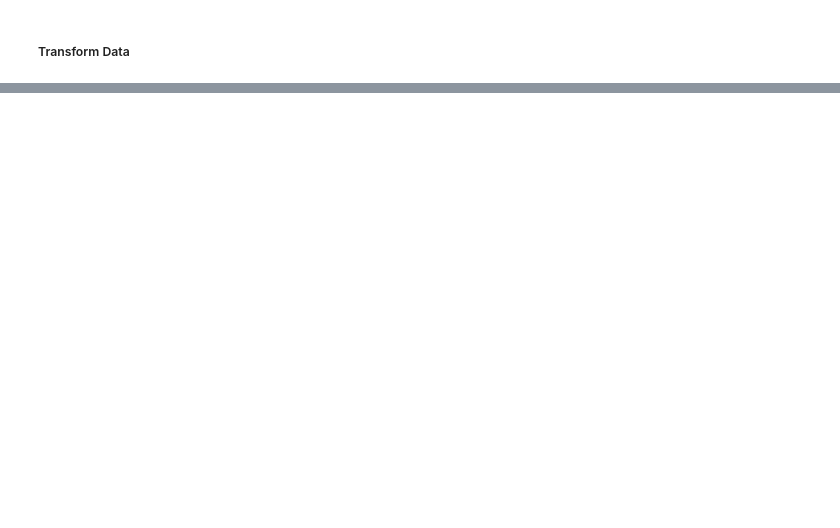
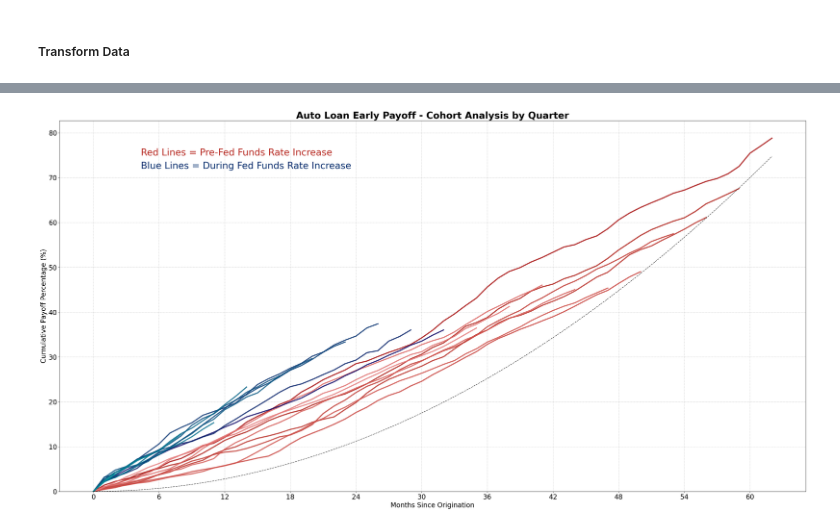
Before and after one commit to imoore99/TWO_STAGE_CLUSTER, a Jupyter notebook: TWO_STAGE_CLUSTER.ipynb, the cells around one changed output, grey strips where cells are left out. Cells and saved outputs as stored; diff of their text form; code cells hidden in the pictures; blank space fills up the shorter version.

```diff
--- a/TWO_STAGE_CLUSTER.ipynb
+++ b/TWO_STAGE_CLUSTER.ipynb
@@ -73,0 +332,87 @@ raw_df['PERCENT_COMPLETED'].loc[(raw_df['IS_PAID_OFF'] == 'YES') ] = 1
+# %%
+cohort_VAR = 'OPEN_YRQTR'
+
+# Only include cohorts with enough loans for statistical reliability
+cohort_counts = df.groupby(cohort_VAR).size()
+valid_cohorts = cohort_counts.index.to_list()
+
+#valid_cohorts = [
+#    '2020Q1', '2020Q2', '2020Q3', '2020Q4', '2021Q1', '2021Q2','2021Q3', '2021Q4', '2022Q1', '2022Q2',
+#    '2022Q3', '2022Q4', '2023Q1','2023Q2', '2023Q3','2023Q4','2024Q1','2024Q2','2024Q3','2024Q4','2025Q1','2025Q2'
+#    ]
+
+# Filter to valid cohorts and sort chronologically
+valid_cohorts.sort()
+
+
+#get color palette
+colors= [
+    '#a20101', '#ac170f', '#b6261e', '#be332c', '#c73f39', '#ce4b45', '#d45752', '#da615e', '#df6c6a', '#e47777',
+    '#060061', '#001b65', '#002c6c', '#003a73', '#004779', '#00537f', '#005f84', '#006b8a', '#00768f', '#008193', '#008b96', '#009699'
+         ]
+
+# Track maximum month to set x-axis limit
+max_month = 0
+
+fig, ax = plt.subplots(1, figsize=(40, 20))
+plt.rcParams.update({'font.size': 20})
+# Dictionary to store the cumulative payoff percentages for each cohort
+cumulative_percents = {}
+
+for i, cohort in enumerate(valid_cohorts):
+    # Get all loans in this cohort
+    cohort_loans = df[df[cohort_VAR] == cohort]
+    total_loans = len(cohort_loans)
+
+    # Calculate the maximum months on book for this cohort
+    max_cohort_month = cohort_loans['MONTHS_ON_BOOK'].max()
+    max_month = max(max_month, max_cohort_month)
+
+    # Create a monthly timeline for this cohort
+    months = range(0, max_cohort_month + 1)
+    cumulative_percents[cohort] = []
+
+    # For each month, calculate the cumulative percentage of loans paid off
+    for month in months:
+        # Count loans paid off by this month
+        paid_off_count = ((cohort_loans['IS_PAID_OFF'] == 'YES') &
+                             (cohort_loans['MONTHS_TO_PAYOFF'] <= month)).sum()
+
+        # Calculate cumulative percentage
+        cumulative_percent = (paid_off_count / total_loans) * 100
+        cumulative_percents[cohort].append(cumulative_percent)
+        #print(cumulative_percents[cohort])
+    # Plot the cumulative payoff curve for this cohort
+    plt.plot(months, cumulative_percents[cohort],
+                 marker='', linewidth=3.5, alpha=0.8,
+                 label=f'{cohort} (n={total_loans})',
+                 color=colors[i])
+
+
+# Create an expected payoff curve (illustrative)
+expected_months = range(0, max_month + 1)
+expected_payoff = [2 * (month/60)**2 * 35 for month in expected_months]  # Quadratic curve capped at ~35%
+plt.plot(expected_months, expected_payoff, 'k--', linewidth=1.5, alpha=0.7, label='Expected Payoff')
+
+# Add labels and formatting
+plt.xlabel('Months Since Origination', fontsize=20)
+plt.ylabel('Cumulative Payoff Percentage (%)', fontsize=20)
+plt.title('Auto Loan Early Payoff - Cohort Analysis by Quarter', fontsize=28, fontweight='bold')
+plt.grid(True, linestyle='--', alpha=0.7)
+#plt.legend(title='Origination Cohort', loc='lower right', fontsize=16)
+
+plt.text(4.35, 75, 'Red Lines = Pre-Fed Funds Rate Increase', {'fontsize':28, 'color': '#b6261e'})
+plt.text(4.35, 72, 'Blue Lines = During Fed Funds Rate Increase', {'fontsize':28, 'color': '#002c6c'})
+
+# Format x-axis to show every 6 months
+plt.xticks(range(0, max_month + 1, 6))
+
+# Set y-axis to reasonable limit
+plt.ylim(0, max(50, plt.ylim()[1]))
+
+#plt.tight_layout()
+
+plt.savefig('auto_loan_cohort_analysis.png', dpi=300)
+plt.show()
+# %% [output]
+[figure, added]
```
Also changed, not shown: parts of 102 cells of this notebook, 3 other files.
